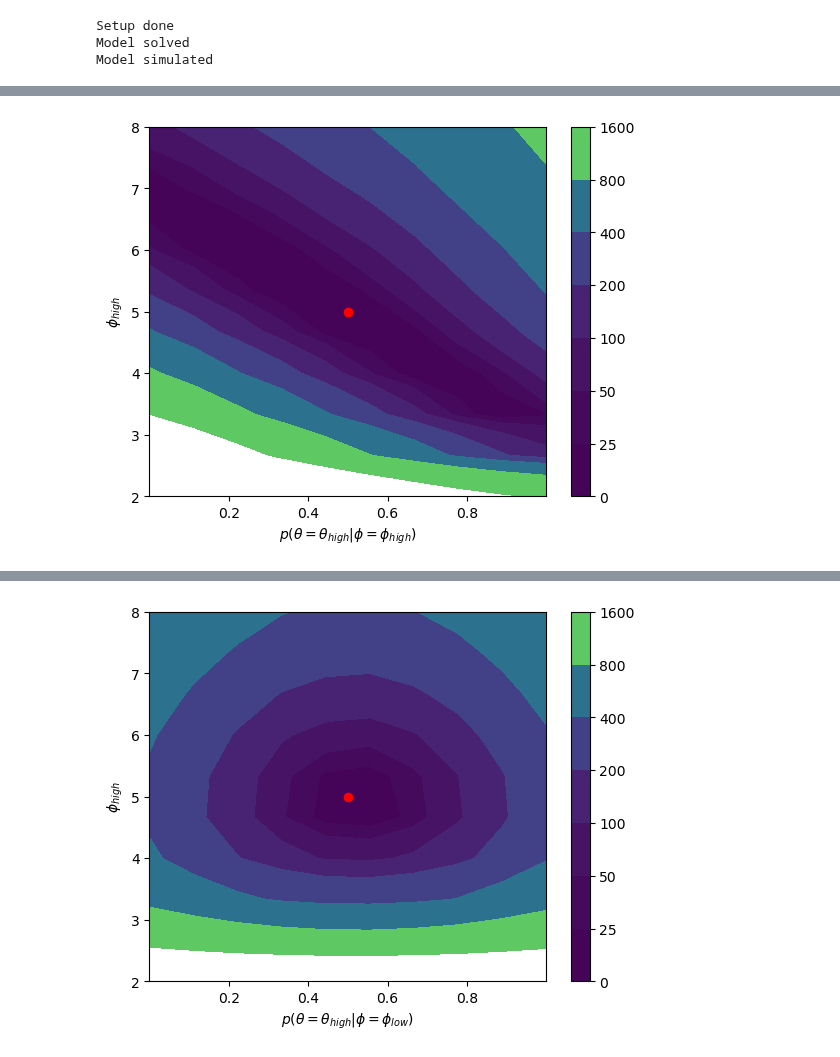
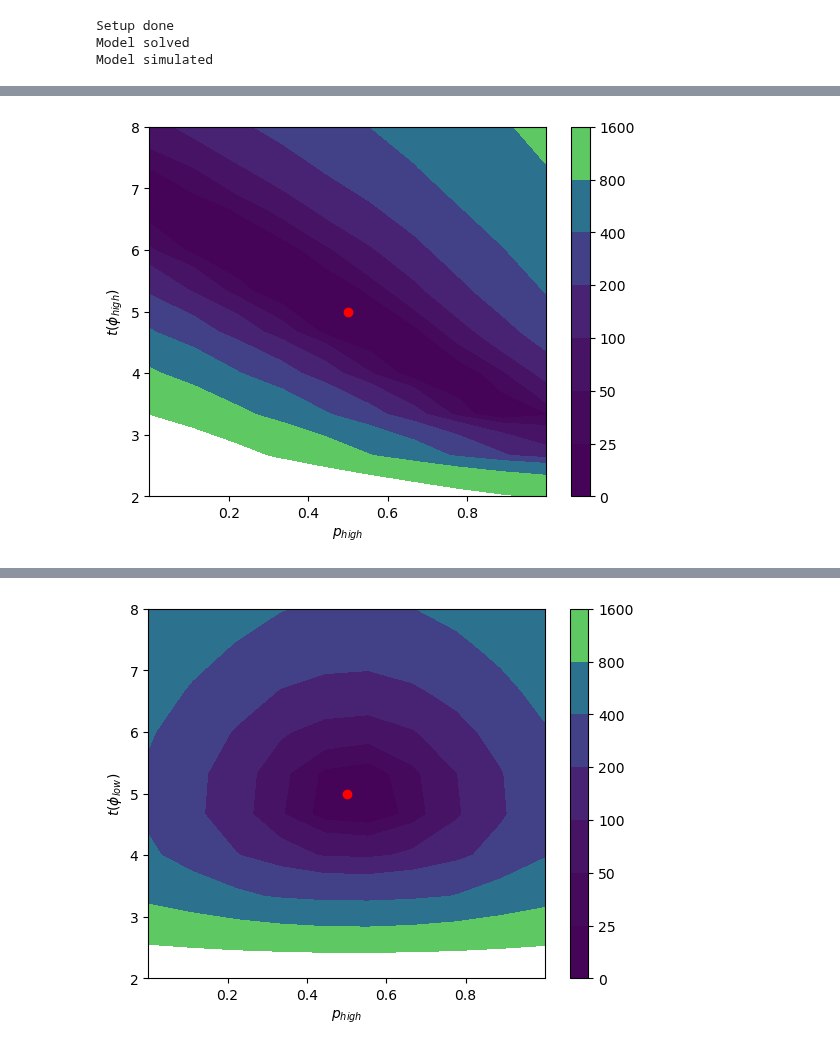
Before and after one commit to ansofol/DP_term_paper, a Jupyter notebook: main_model/Monte_Carlo.ipynb, the cells around one changed output, grey strips where cells are left out. Drawn from its saved outputs; the diff is of its cells as text; code cells hidden in the pictures.

```diff
--- a/main_model/Monte_Carlo.ipynb
+++ b/main_model/Monte_Carlo.ipynb
@@ -403,24 +403,24 @@ if run:
 # %%
 %matplotlib inline
 
 with open('criterion_plot_p1phi', 'rb') as file:
     p1s, phi_grid, cri1_mesh = pickle.load(file)
 
 p1_mesh, phi_mesh = np.meshgrid(p1s, phi_grid, indexing='ij')
 
 fig = plt.figure()
 ax = fig.add_subplot(1,1,1)
 contour = ax.contourf(p1_mesh, phi_mesh, cri1_mesh, levels=[0, 25, 50, 100, 200, 400, 800, 1600])
-ax.set_xlabel(r'$p(\theta = \theta_{high} | \phi = \phi_{high})$')
-ax.set_ylabel('$\phi_{high}$')
+ax.set_xlabel(r'$p_{high}$')
+ax.set_ylabel('$t(\phi_{high})$')
 
 cmap = fig.colorbar(contour)
 
 ax.scatter(0.5, 5, label='True value', color='red')
 
 fig.savefig('figs/criterion_p1phi.png')
 # %% [output]
-[figure, old version]
+[figure, new version]
 # %%
 # Criterion function, fix p1=0.5
 # transfers and p2
@@ -474,8 +474,8 @@ p2_mesh, phi_mesh = np.meshgrid(p2s, phi_grid, indexing='ij')
 fig = plt.figure()
 ax = fig.add_subplot()
 contour = ax.contourf(p2_mesh, phi_mesh, cri2_mesh, cmap='viridis', levels=[0, 25, 50, 100, 200, 400, 800, 1600])
-ax.set_xlabel(r'$p(\theta = \theta_{high} | \phi = \phi_{low})$')
-ax.set_ylabel('$\phi_{high}$')
+ax.set_xlabel(r'$p_{high}$')
+ax.set_ylabel('$t(\phi_{low})$')
 
 cmap = fig.colorbar(contour)
 
@@ -483,4 +483,4 @@ ax.scatter(0.5, 5, color='red')
 
 fig.savefig('figs/criterion_p2phi.png')
 # %% [output]
-[figure, old version]
+[figure, new version]
```
Also changed, not shown: 1 other file.
